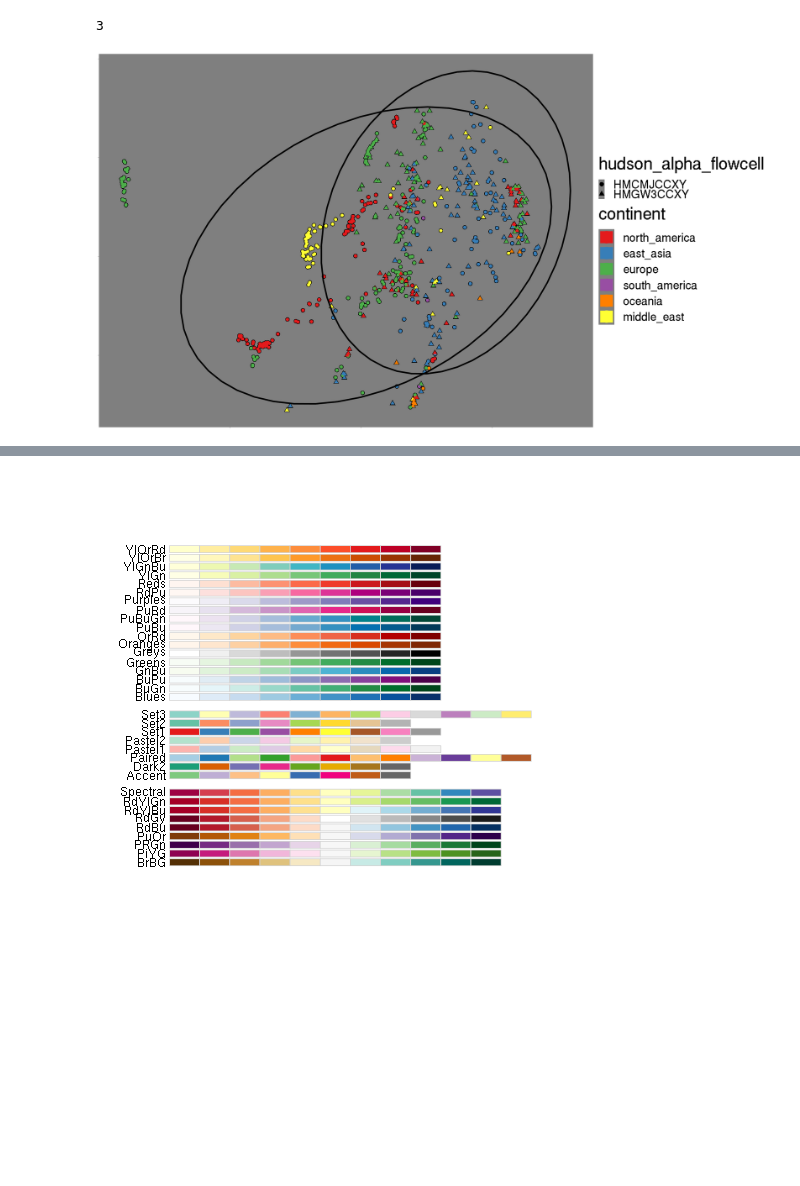
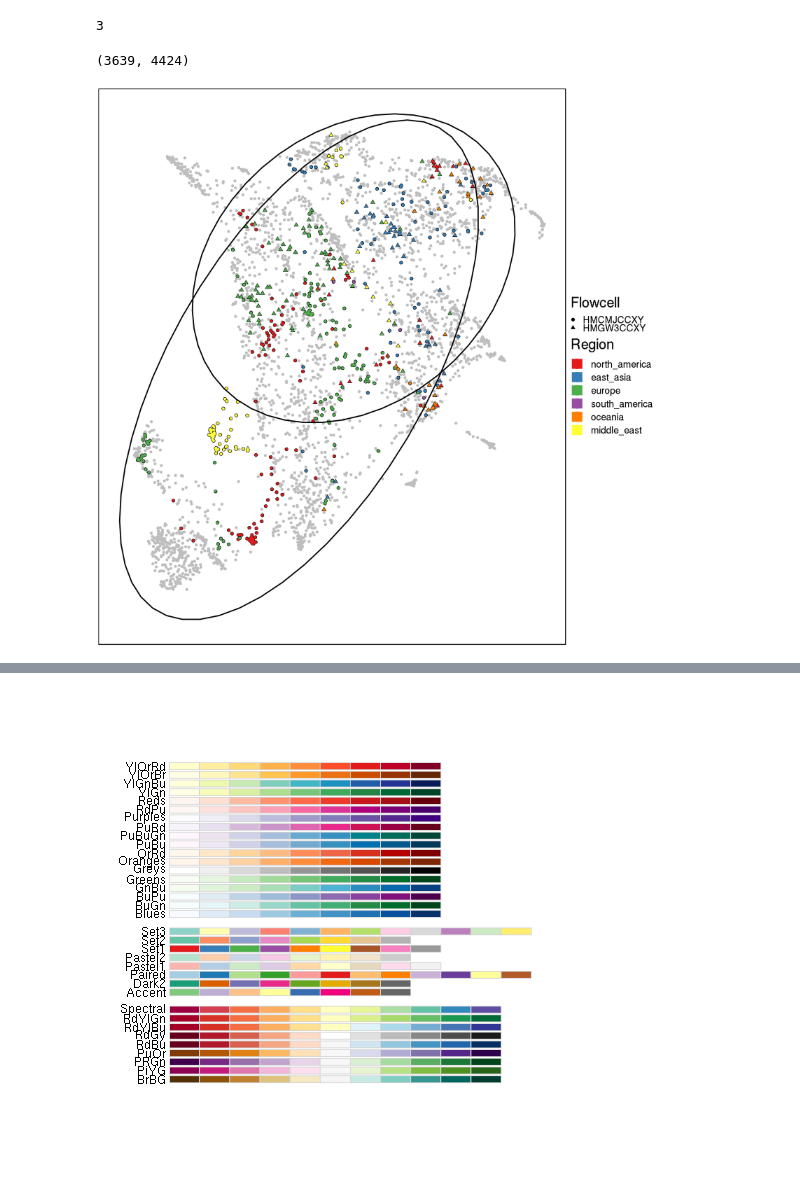
Before and after one commit to MetaSUB/main_paper_figures, a Jupyter notebook: quality_control/Sequencing_qc.ipynb, the cells around one changed output, grey strips where cells are left out. Drawn from its saved outputs; the diff is of its cells as text; code cells hidden in the pictures; blank space fills up the shorter version.

```diff
--- a/quality_control/Sequencing_qc.ipynb
+++ b/quality_control/Sequencing_qc.ipynb
@@ -455,43 +474,57 @@ counts.loc['H2NYMCCXY', 'city'].iloc[0]
 # %% [output]
 3
 # %%
-taxa = core_tabler.taxonomy().fillna(0)
+core_tabler = MetaSUBTableFactory.core_factory()
+
+taxa = core_tabler.taxonomy(normalize=True).fillna(0)
+
 taxa_umap = umap(taxa > 0, n_neighbors=100)
 taxa_umap['continent'] = [str(el) for el in core_tabler.metadata['continent'].loc[taxa.index]]
+taxa_umap['city'] = [str(el) for el in core_tabler.metadata['city'].loc[taxa.index]]
+taxa_umap['climate'] = [str(el) for el in core_tabler.metadata['city_koppen_climate'].loc[taxa.index]]
+print(taxa.shape)
 taxa_umap['hudson_alpha_flowcell'] = [str(el) for el in core_tabler.metadata['hudson_alpha_flowcell'].loc[taxa.index]]
+taxa_umap['project'] = [str(el) for el in core_tabler.metadata['project'].loc[taxa.index]]
+# %% [output]
+(3639, 4424)
 # %%
-%%R -i taxa_umap -w 1920 -h 1080
+%%R -i taxa_umap -w 1920 -h 1920
 
 taxa_umap$continent = ordered(
     taxa_umap$continent,
     levels=c(
         '0',
         'north_america',
         'east_asia',
         'europe',
         'south_america',
         'oceania',
         'sub_saharan_africa',
         'middle_east'
 ))
 mytbl = taxa_umap[taxa_umap$continent != '0',]
-mytbl = mytbl[mytbl$hudson_alpha_flowcell %in% c('HMCMJCCXY', 'HMGW3CCXY'),]
-ggplot(mytbl, aes(x=C0, y=C1, color=continent, shape=hudson_alpha_flowcell)) +
+mytbl2 = mytbl[mytbl$hudson_alpha_flowcell %in% c('HMCMJCCXY', 'HMGW3CCXY'),]
+ggplot(mytbl2, aes(x=C0, y=C1, color=continent, shape=hudson_alpha_flowcell)) +
+    geom_point(size=4, colour = "grey", data=mytbl, shape=19) +
     geom_point(size=5.5, colour = "black") +
     geom_point(size=4) +
-    theme_dark() +
     stat_ellipse(size=2, level=0.95, aes(group=hudson_alpha_flowcell)) +
+    theme_minimal() +
     scale_color_brewer(palette = "Set1", direction=1) +
     guides(color = guide_legend(override.aes=list(size=16))) +
+    theme_minimal() +
+    coord_flip() +
+    labs(color='Region', shape='Flowcell') +
     theme(
         text = element_text(size=50),
         panel.grid.major = element_blank(),
         panel.grid.minor = element_blank(),
         legend.position='right',
         axis.text.x=element_blank(),
         axis.title.x=element_blank(),
         axis.text.y=element_blank(),
         axis.title.y=element_blank(),
+        panel.border = element_rect(colour="black", fill=NA, size=2),
     )
 # %% [output]
-[figure, old version]
+[figure, new version]
```
Also changed, not shown: parts of 7 cells of this notebook, 40 other files.
